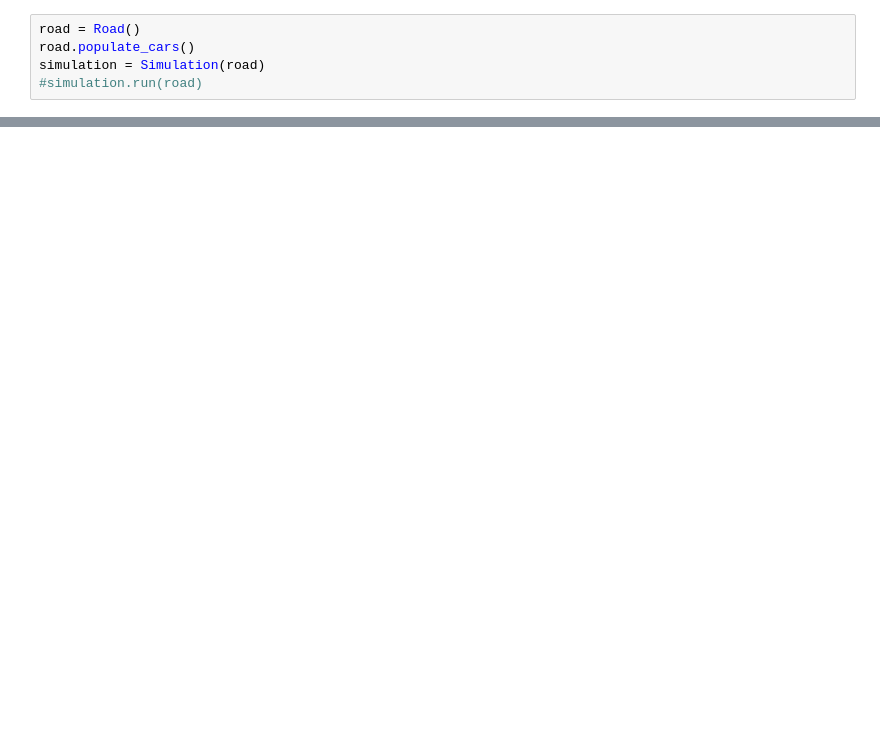
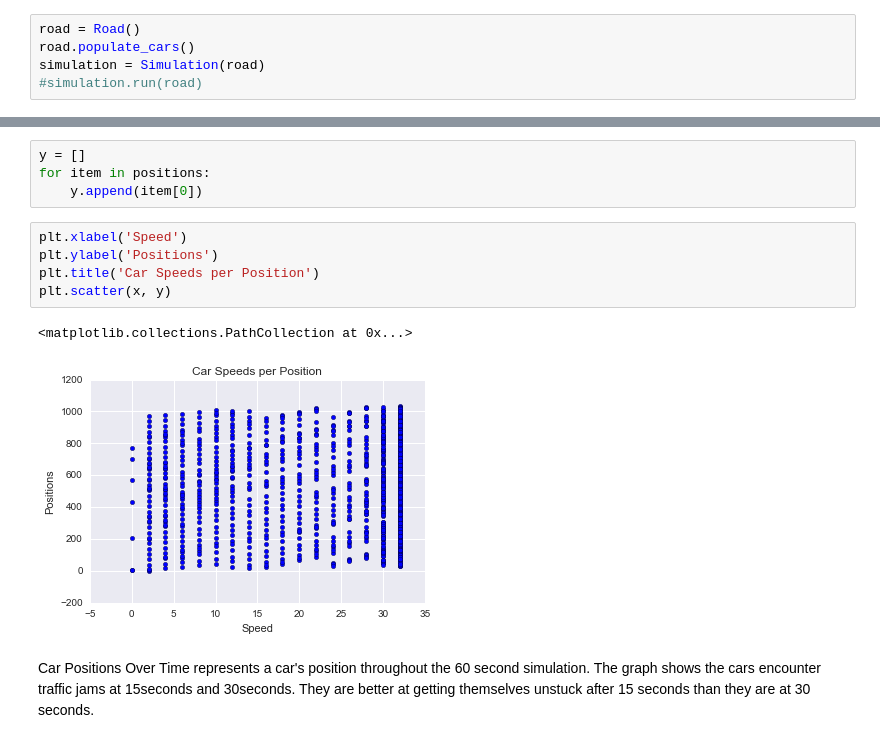
Before and after one commit to tarakdavis/traffic-simulation, a Jupyter notebook: Road-Rage.ipynb, the cells around one changed output, grey strips where cells are left out. Drawn from its saved outputs; the diff is of its cells as text; blank space fills up the shorter version.

```diff
--- a/Road-Rage.ipynb
+++ b/Road-Rage.ipynb
@@ -27,0 +38,14 @@ plt.plot(x)
+# %%
+y = []
+for item in positions:
+    y.append(item[0])
+# %%
+plt.xlabel('Speed')
+plt.ylabel('Positions')
+plt.title('Car Speeds per Position')
+plt.scatter(x, y)
+# %% [output]
+<matplotlib.collections.PathCollection at 0x...>
+[figure, added]
+# %% [markdown]
+Car Positions Over Time represents a car's position throughout the 60 second simulation. The graph shows the cars encounter traffic jams at 15seconds and 30seconds. They are better at getting themselves unstuck after 15 seconds than they are at 30 seconds.
```
Also changed, not shown: parts of 9 cells of this notebook, 2 other files.
